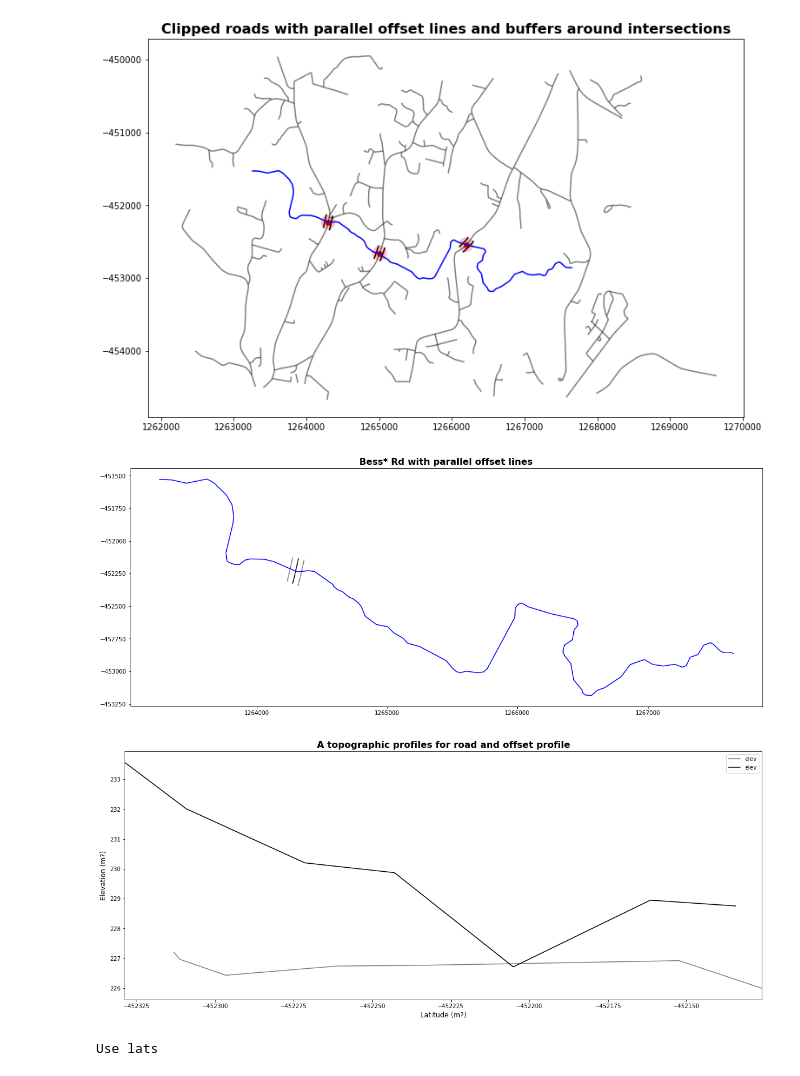
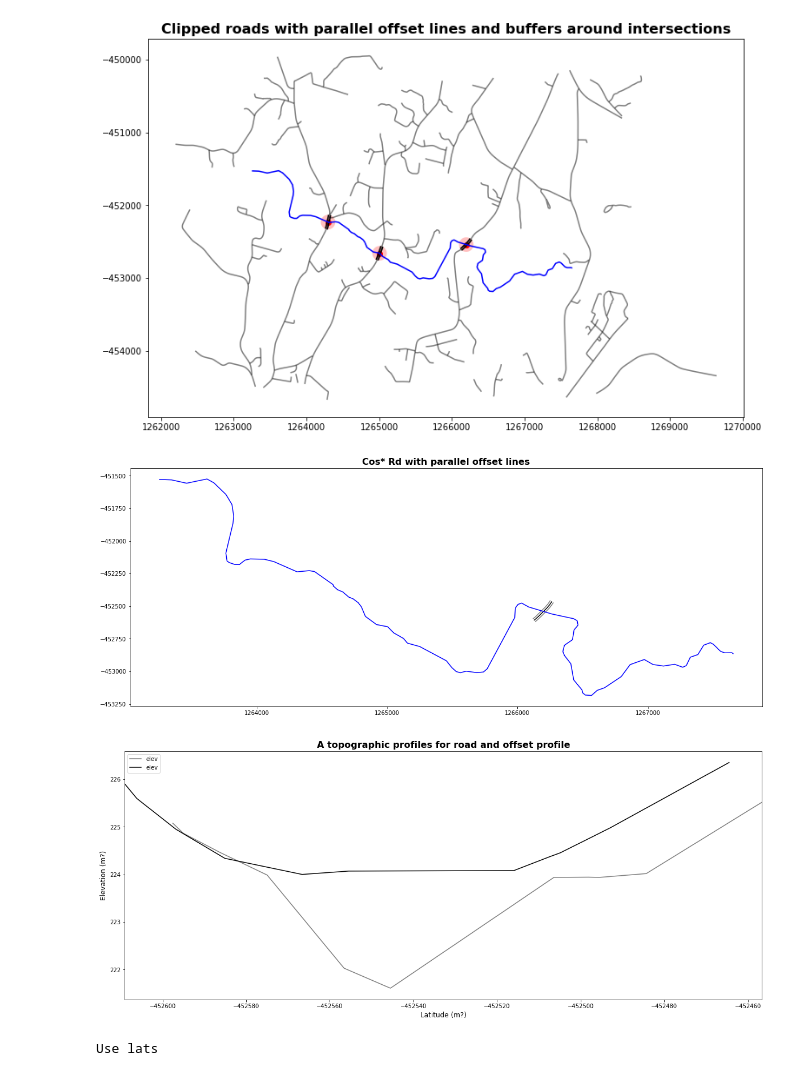
Before and after one commit to Dewberry/fcast, a Jupyter notebook: transit/advanced_profile_creation-Dev.ipynb, the cells around one changed output. Saved outputs shown, nothing was run; the diff lists cells and outputs as text; code cells hidden in the pictures.

```diff
--- a/transit/advanced_profile_creation-Dev.ipynb
+++ b/transit/advanced_profile_creation-Dev.ipynb
@@ -30,7 +30,7 @@ dem = "/mnt/c/gis/fcast_data/tiffs/c67567_aoi.tif"
 # Set variables based on GIS
 # Offsets: Bess (45), Cos (14), Pue (10)
 buffer_dist = 100
-offset_dist = 45
+offset_dist = 14
 our_prj = {'proj': 'aea', 'lat_1': 20, 'lat_2': 60, 'lat_0': 40,
              'lon_0': -96, 'x_0': 0, 'y_0': 0, 'ellps': 'GRS80',
              'units': 'm', 'no_defs': True}
@@ -98,23 +98,23 @@ def multi_to_single_lines(input_lines:gpd.geoseries.GeoSeries, column_name:str)
     return out_gdf
 # %%
 # Set variables
-rough_name = 'Bess'
+rough_name = 'Cos'
 new_column_name = 'road'
 
 # Usure all roads are single lines and select out the Bess* one
 single_line_gdf = multi_to_single_lines(clipped_roads, new_column_name)
-bess_road = single_line_gdf[single_line_gdf[new_column_name].str.contains(rough_name)]
-bess_offset_lines = offset[offset['road'].str.contains(rough_name)]
+single_road = single_line_gdf[single_line_gdf[new_column_name].str.contains(rough_name)]
+offset_lines = offset[offset['road'].str.contains(rough_name)]
 
 # Showcase the results for Bess* road
 fig, ax = plt.subplots(figsize = (20,8))
-bess_road.plot(color='k', ax=ax);
-bess_offset_lines.plot(color='k', alpha=0.5, ax=ax); # Inline sampling
+single_road.plot(color='k', ax=ax);
+offset_lines.plot(color='k', alpha=0.5, ax=ax); # Inline sampling
 stream_prj.plot(color='b', ax=ax);
 ax.set_title("{}* Rd with parallel offset lines".format(rough_name),
              fontsize=16, fontweight='bold');
 # %% [output]
-[figure, old version]
+[figure, new version]
 # %%
 def get_topo_from_line(line:str, dem:str) -> pd.core.frame.DataFrame:
     """Identifies the elevation of a point from a shapely linestring from
@@ -130,18 +130,18 @@ def get_topo_from_line(line:str, dem:str) -> pd.core.frame.DataFrame:
     return df
 # %%
 # Grab topographic data along lines
-road_profile = get_topo_from_line(list(bess_road.geometry)[0], dem)
-left_offset_profile = get_topo_from_line(list(bess_offset_lines.geometry)[0], dem)
+road_profile = get_topo_from_line(list(single_road.geometry)[0], dem)
+left_offset_profile = get_topo_from_line(list(offset_lines.geometry)[0], dem)
 
 # Showcase the results for Bess* road
 fig, ax = plt.subplots(figsize = (20,8))
 left_offset_profile.plot(x='lat',y='elev', color='k', alpha=0.5, ax=ax);
 road_profile.plot(x='lat',y='elev', color='k', ax=ax);
 ax.set_ylabel("Elevation (m?)", fontsize=12)
 ax.set_xlabel("Latitude (m?)", fontsize=12)
 ax.set_title("A topographic profiles for road and offset profile", fontsize=16, fontweight='bold');
 # %% [output]
-[figure, old version]
+[figure, new version]
 # %%
 # Outline basic workflow for choosing lats vs lons
 def plot_lat_or_long(df:pd.core.frame.DataFrame, threshold:int) -> None:
```
Also changed, not shown: parts of 2 cells of this notebook, 2 other files.
